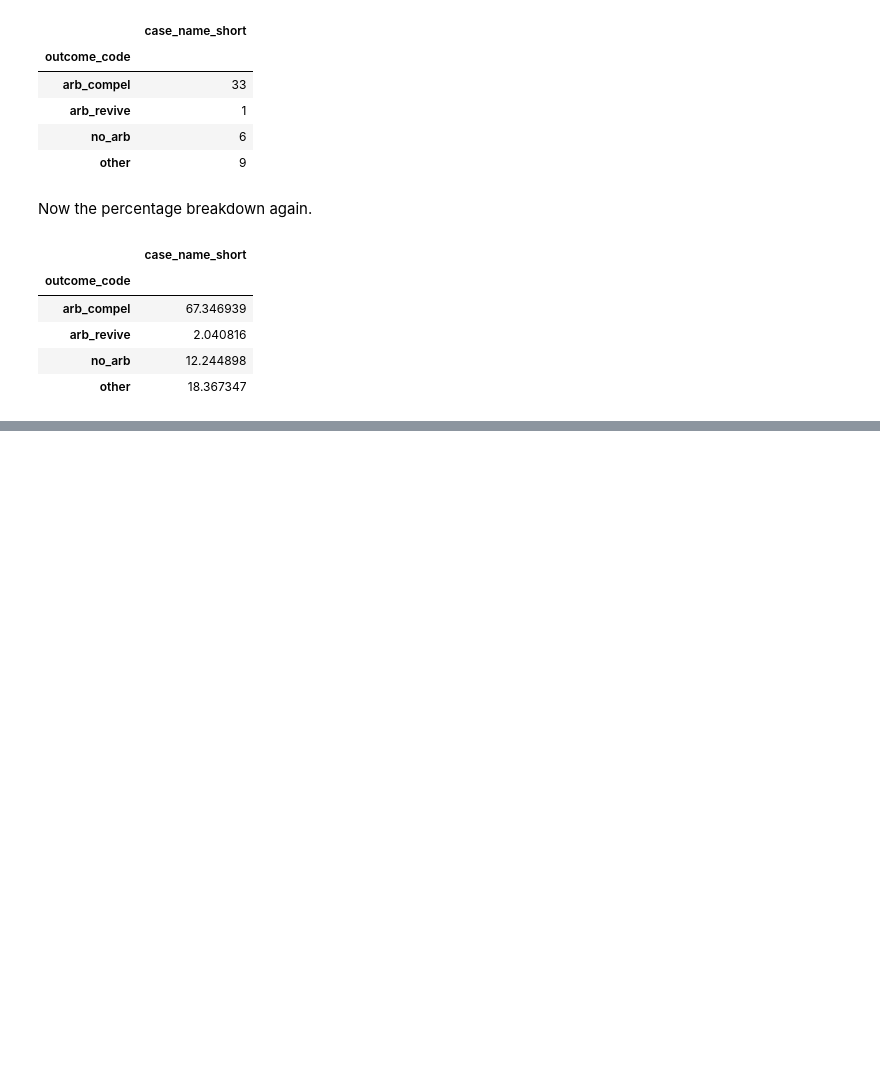
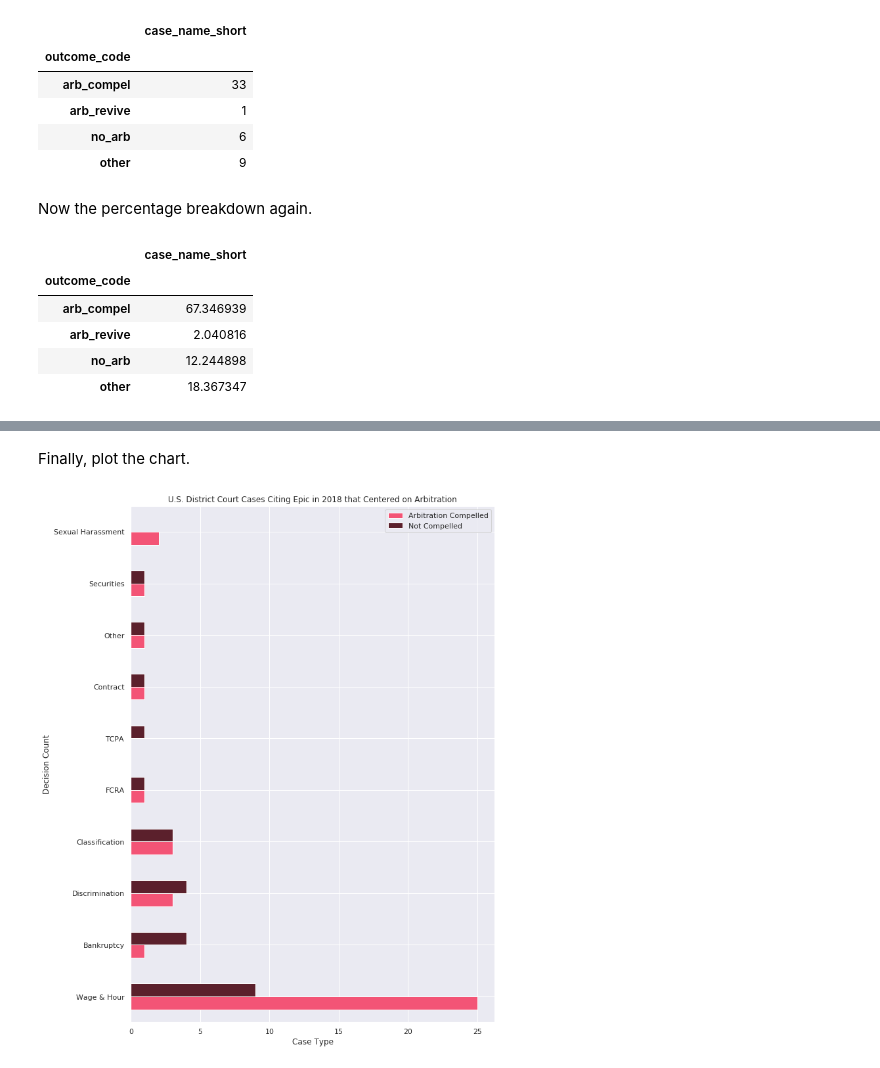
Before and after one commit to bhancock-alm/epic-impact, a Jupyter notebook: epic-decisions-analysis.ipynb, the cells around one changed output, grey strips where cells are left out. Drawn from its saved outputs; the diff is of its cells as text; code cells hidden in the pictures; blank space fills up the shorter version.

Commit message:
plotted bar chart

```diff
--- a/epic-decisions-analysis.ipynb
+++ b/epic-decisions-analysis.ipynb
@@ -254,0 +258,5 @@ workplace_outcomes.apply(lambda x: (x / x.sum()) * 100)
+# %%
+district_outcomes = district_arb.pivot_table(index='case_type',
+                                             columns='outcome_code',
+                                             values='case_name_short',
+                                             aggfunc='count')
@@ -254,0 +278,5 @@ workplace_outcomes.apply(lambda x: (x / x.sum()) * 100)
+# %%
+binary_outcomes = district_outcomes.assign(
+    not_compel=district_outcomes[['arb_revive', 'no_arb', 'other']].sum(axis=1))
+
+binary_outcomes.drop(columns=['arb_revive', 'no_arb', 'other'], inplace=True)
@@ -254,0 +343,22 @@ workplace_outcomes.apply(lambda x: (x / x.sum()) * 100)
+# %% [markdown]
+Finally, plot the chart.
+# %%
+sns.set(style='darkgrid')
+fig = plt.figure(figsize=(10,12))
+ax = fig.add_subplot(111)
+
+binary_outcomes.plot(
+    ax=ax,
+    kind='barh',
+    grid=True,
+    legend=False,
+    color=['#f35476', '#5b202c'],
+    title='U.S. District Court Cases Citing Epic in 2018 that Centered on Arbitration'
+)
+
+ax.set_ylabel('Decision Count')
+ax.set_xlabel('Case Type')
+plt.legend()
+plt.tight_layout()
+# %% [output]
+[figure, added]
```
Also changed, not shown: parts of 9 cells of this notebook.
